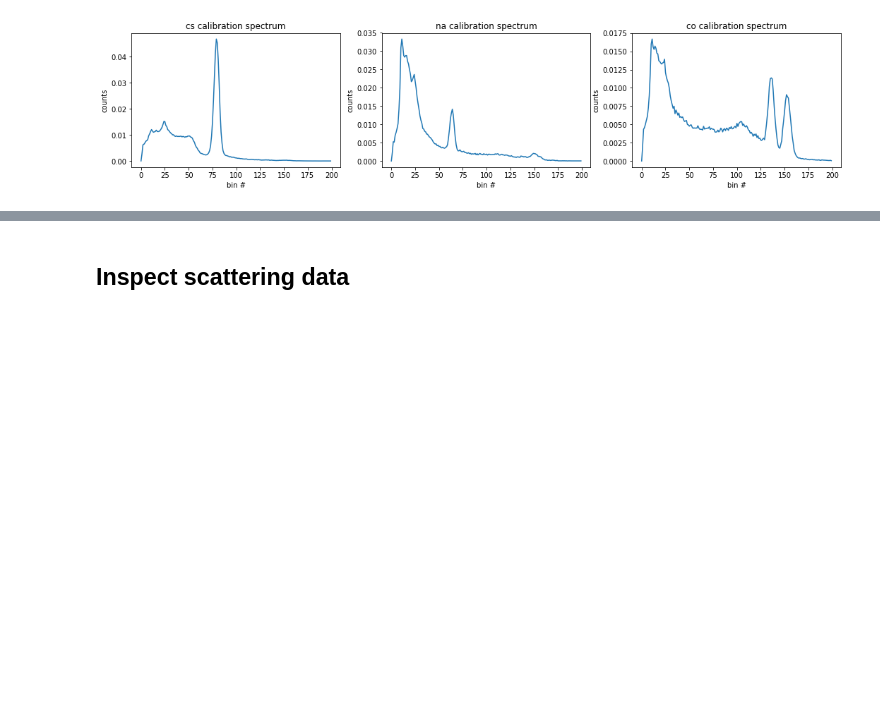
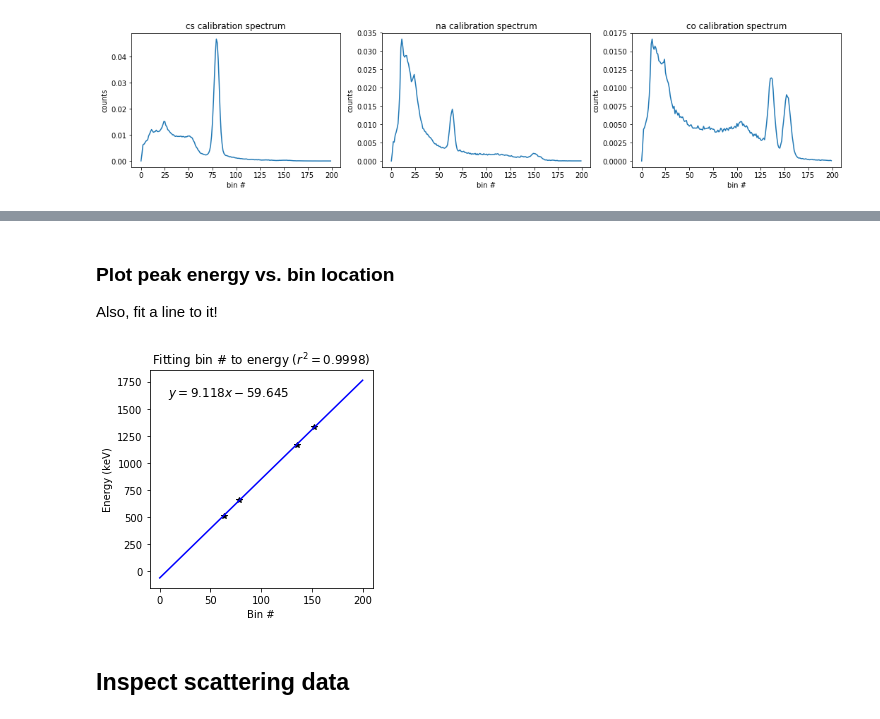
Before and after one commit to greydanus/compton, a Jupyter notebook: analysis.ipynb, the cells around one changed output, grey strips where cells are left out. Drawn from its saved outputs; the diff is of its cells as text; code cells hidden in the pictures; blank space fills up the shorter version.

```diff
--- a/analysis.ipynb
+++ b/analysis.ipynb
@@ -59,0 +67,14 @@ plt.show() ; f1.savefig("./figures/calib.pdf", bbox_inches='tight')
+# %%
+def simple_find_peak(raw_dat, thresh):
+    dat = raw_dat > thresh
+    dat = np.stack([dat[i] is not dat[i+1]  for i in range(len(dat)-1)])
+    inflections = np.where(dat > 0.5)[0]
+    inflections = inflections.reshape(-1,2)
+    peaks = np.mean(inflections,axis=1).ravel()
+    return peaks
+
+thresh = {'na': 0.01, 'co': 0.0075, 'cs':0.04}
+peaks = {}
+for e in elements:
+    p = simple_find_peak(calib[e], thresh[e])
+    peaks[e] = p
@@ -59,0 +92,5 @@ plt.show() ; f1.savefig("./figures/calib.pdf", bbox_inches='tight')
+# %%
+peaks['cs'] = (peaks['cs']).tolist()
+peaks['na'] = (peaks['na'][1:]).tolist()
+peaks['co'] = (peaks['co'][1:]).tolist()
+peaks
@@ -60,3 +106,27 @@ plt.show() ; f1.savefig("./figures/calib.pdf", bbox_inches='tight')
+# %%
+peak_energies = {'co': [1170., 1330.], 'cs': [662.], 'na': [511.]}
+# %% [markdown]
+### Plot peak energy vs. bin location
+Also, fit a line to it!
+# %%
+x = np.stack( peaks['cs'] + peaks['co'] + peaks['na'] )
+y = np.stack( peak_energies['cs'] + peak_energies['co'] + peak_energies['na'] )
+slope, intercept, r_value, p_value, std_err = stats.linregress(x,y)
+
+fit_x = np.linspace(0,clip, 5)
+fit_y = slope*fit_x + intercept
+
+f2 = plt.figure(figsize=[4,4])
+sign = '-' if intercept < 0 else '+'
+f2.text(0.4, .8, '$y={:.3f}x{}{:.3f}$'.format(slope, sign, np.abs(intercept)), ha='center', va='center', fontsize=12)
+
+plt.title("Fitting bin # to energy ($r^2={:.4f}$)".format(r_value**2))
+plt.xlabel("Bin #") ; plt.ylabel("Energy (keV)")
+plt.plot(x, y, 'k*')
+plt.plot(fit_x, fit_y, 'b-', label='best fit')
+plt.show()
+# %% [output]
+[figure, added]
 # %% [markdown]
 ## Inspect scattering data
 # %%
```
Also changed, not shown: parts of 8 cells of this notebook.
